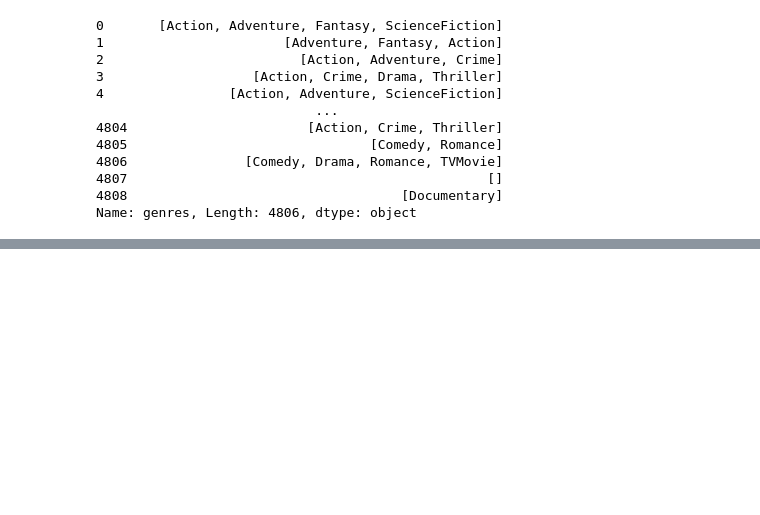
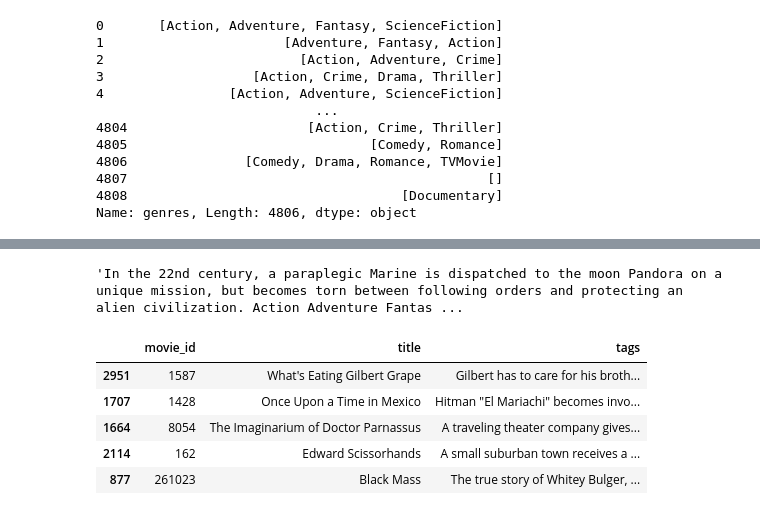
Before and after one commit to Ob1ida/Movie-Recommendation-Model, a Jupyter notebook: Model.ipynb, the cells around one changed output, grey strips where cells are left out. Drawn from its saved outputs; the diff is of its cells as text; code cells hidden in the pictures; blank space fills up the shorter version.

```diff
--- a/Model.ipynb
+++ b/Model.ipynb
@@ -292,0 +265,4 @@ sea
+# %%
+Final_df['tags'][0]
+# %% [output]
+'In the 22nd century, a paraplegic Marine is dispatched to the moon Pandora on a unique mission, but becomes torn between following orders and protecting an alien civilization. Action Adventure Fantas ...
@@ -292,0 +284,9 @@ sea
+# %%
+search("JohnnyDepp")
+# %% [output]
+|  | movie_id | title | tags |
+| 2951 | 1587 | What's Eating Gilbert Grape | Gilbert has to care for his broth... |
+| 1707 | 1428 | Once Upon a Time in Mexico | Hitman "El Mariachi" becomes invo... |
+| 1664 | 8054 | The Imaginarium of Doctor Parnassus | A traveling theater company gives... |
+| 2114 | 162 | Edward Scissorhands | A small suburban town receives a ... |
+| 877 | 261023 | Black Mass | The true story of Whitey Bulger, ... |
```
Also changed, not shown: parts of 22 cells of this notebook.
